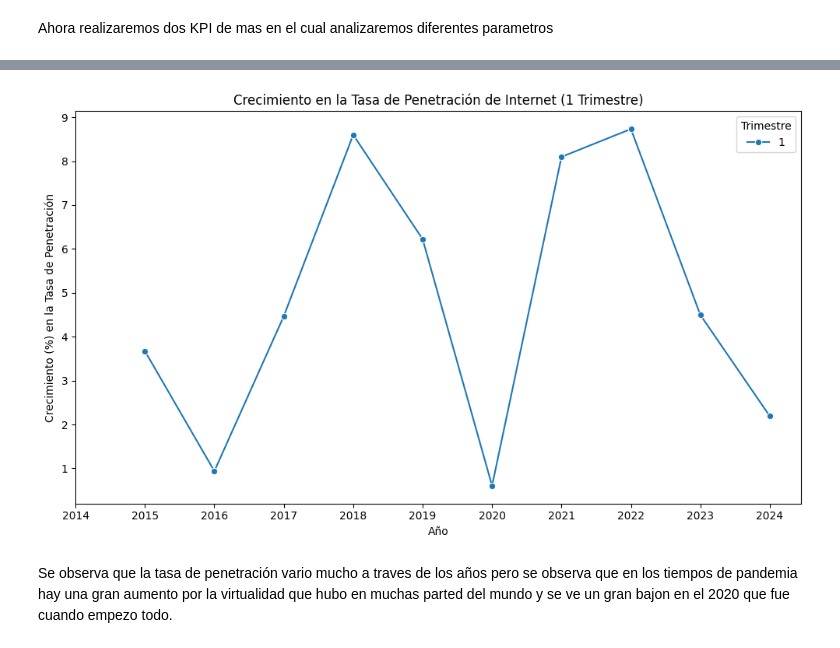
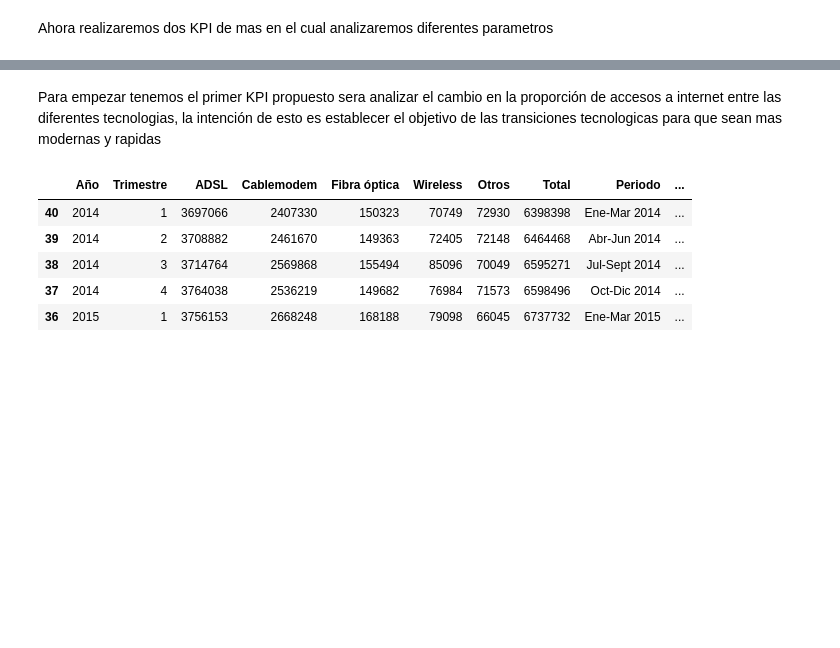
Before and after one commit to Ragnar0905/P2_DataAnalysis, a Jupyter notebook: EDA_y_KPI.ipynb, the cells around one changed output, grey strips where cells are left out. Saved outputs shown, nothing was run; the diff lists cells and outputs as text; code cells hidden in the pictures; blank space fills up the shorter version.

```diff
--- a/EDA_y_KPI.ipynb
+++ b/EDA_y_KPI.ipynb
@@ -401,13 +370,2 @@ df_penetracion_semestre[['Año', 'Trimestre', 'Accesos por cada 100 hogares', 'K
-# %%
-plt.figure(figsize=(10, 6))
-sns.lineplot(x='Año', y='KPI_Crecimiento_Penetracion', hue='Trimestre', data=df_penetracion_semestre, marker="o")
-plt.title('Crecimiento en la Tasa de Penetración de Internet (1 Trimestre)')
-plt.xlabel('Año')
-plt.ylabel('Crecimiento (%) en la Tasa de Penetración')
-plt.xticks(df_penetracion_semestre['Año'].unique())
-plt.tight_layout()
-plt.show()
-# %% [output]
-[figure, removed]
-# %% [markdown]
-Se observa que la tasa de penetración vario mucho a traves de los años pero se observa que en los tiempos de pandemia hay una gran aumento por la virtualidad que hubo en muchas parted del mundo y se ve un gran bajon en el 2020 que fue cuando empezo todo.
+# %% [markdown]
+Para empezar tenemos el primer KPI propuesto sera analizar el cambio en la proporción de accesos a internet entre las diferentes tecnologias, la intención de esto es establecer el objetivo de las transiciones tecnologicas para que sean mas modernas y rapidas
@@ -413,0 +376,17 @@ Se observa que la tasa de penetración vario mucho a traves de los años pero se
+# %%
+# Creamos nuevas columnas para ver el crecimiento de cada tecnologia trimestralmente
+data_tecnologia['Crecimiento ADSL (%)'] = data_tecnologia['ADSL'].pct_change() * 100
+data_tecnologia['Crecimiento Cablemodem (%)'] = data_tecnologia['Cablemodem'].pct_change() * 100
+data_tecnologia['Crecimiento Fibra óptica (%)'] = data_tecnologia['Fibra óptica'].pct_change() * 100
+data_tecnologia['Crecimiento Wireless (%)'] = data_tecnologia['Wireless'].pct_change() * 100
+data_tecnologia['Crecimiento Otros (%)'] = data_tecnologia['Otros'].pct_change() * 100
+data_tecnologia['Crecimiento Total (%)'] = data_tecnologia['Total'].pct_change() * 100
+
+data_tecnologia.head()
+# %% [output]
+|  | Año | Trimestre | ADSL | Cablemodem | Fibra óptica | Wireless | Otros | Total | Periodo | ... |
+| 40 | 2014 | 1 | 3697066 | 2407330 | 150323 | 70749 | 72930 | 6398398 | Ene-Mar 2014 | ... |
+| 39 | 2014 | 2 | 3708882 | 2461670 | 149363 | 72405 | 72148 | 6464468 | Abr-Jun 2014 | ... |
+| 38 | 2014 | 3 | 3714764 | 2569868 | 155494 | 85096 | 70049 | 6595271 | Jul-Sept 2014 | ... |
+| 37 | 2014 | 4 | 3764038 | 2536219 | 149682 | 76984 | 71573 | 6598496 | Oct-Dic 2014 | ... |
+| 36 | 2015 | 1 | 3756153 | 2668248 | 168188 | 79098 | 66045 | 6737732 | Ene-Mar 2015 | ... |
```
Also changed, not shown: parts of 18 cells of this notebook.
